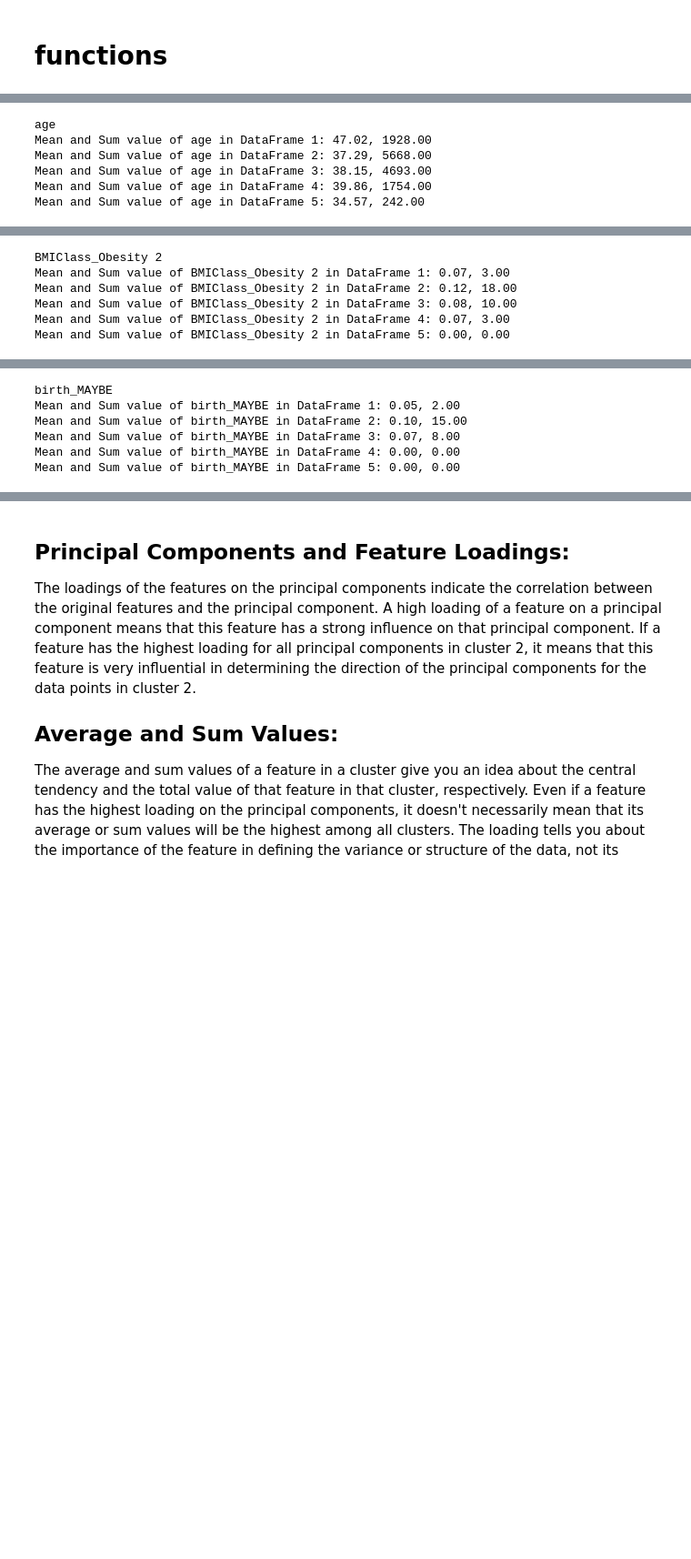
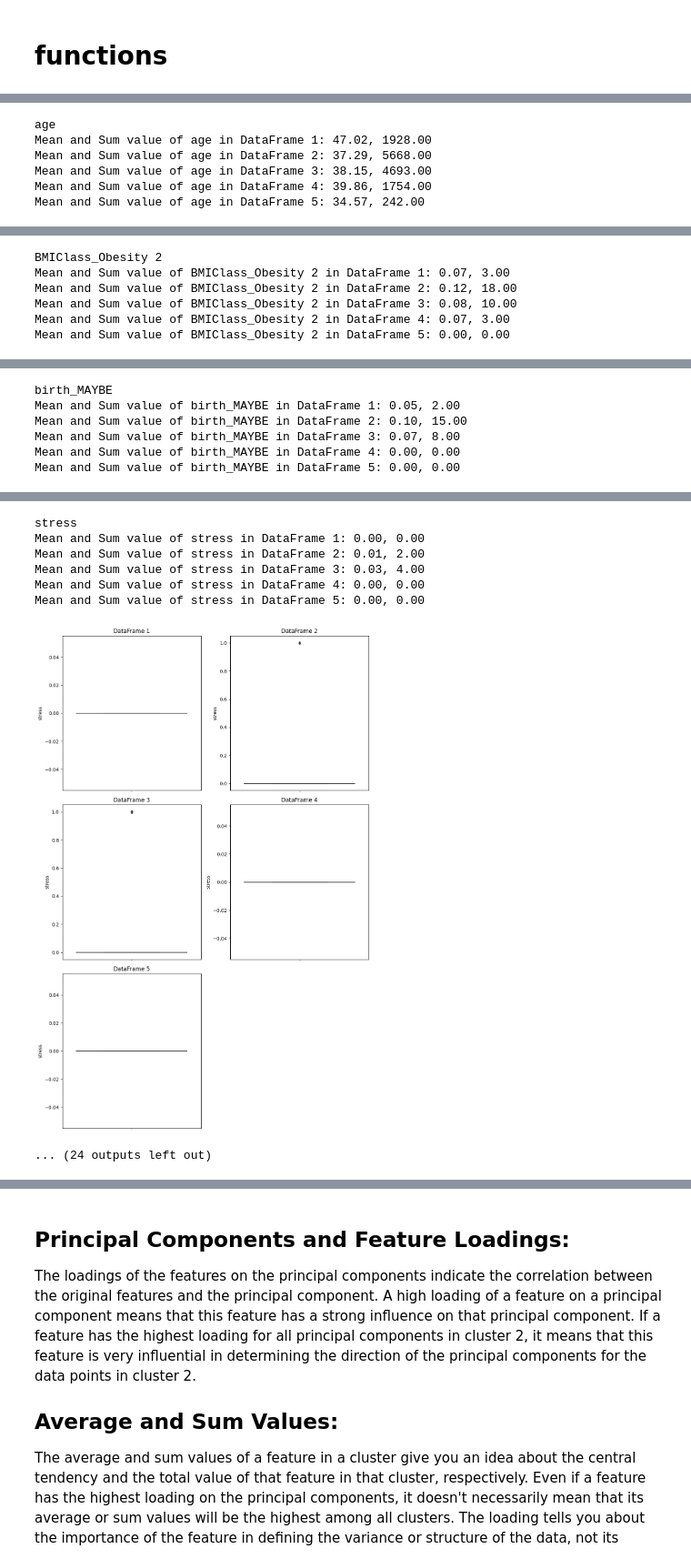
Before and after one commit to felixzhao/stat501-project, a Jupyter notebook: notebooks/V9_Analysis_of_5_clusters_features_loadings.ipynb, the cells around one changed output, grey strips where cells are left out. Shown at 91% size. Saved outputs shown, nothing was run; the diff lists cells and outputs as text; code cells hidden in the pictures; blank space fills up the shorter version.

```diff
--- a/notebooks/V9_Analysis_of_5_clusters_features_loadings.ipynb
+++ b/notebooks/V9_Analysis_of_5_clusters_features_loadings.ipynb
@@ -86,21 +86,27 @@ def info(dfs, col_name):
 # %%
 dfs = step_0_load(cluster_paths)
 # %%
-top5_cluster_1 = [ "MOOD",
+loading_features = [ "MOOD",
 "PAIN",
 "age",
 "BMIClass_Obesity 2",
 "birth_MAYBE",
-]
-
-top5_cluster_3 = [ "ALCOHOL",
+"stress",
+"ALCOHOL",
+"hasEverHadWeightGoal",
+"citizenHeight",
 "receivedMessageCount",
 "max_messagetext_length",
 "hasEndedAdvisory",
-"age"
+"MEDICINE",
+"advisorId",
+"DIET_RULES",
+"BMIClass_Underweight",
+"citizenId",
+"hasEverHadActivityGoal",
 ]
 # %%
-for col_name in top5_cluster_1:
+for col_name in loading_features:
     print(col_name)
 
     info(dfs, col_name)
@@ -115,30 +121,38 @@ Mean and Sum value of MOOD in DataFrame 4: 0.30, 13.00
 Mean and Sum value of MOOD in DataFrame 5: 0.00, 0.00
 [figure]
 PAIN
 Mean and Sum value of PAIN in DataFrame 1: 2.41, 99.00
 Mean and Sum value of PAIN in DataFrame 2: 0.22, 33.00
 Mean and Sum value of PAIN in DataFrame 3: 10.24, 1259.00
 Mean and Sum value of PAIN in DataFrame 4: 0.25, 11.00
 Mean and Sum value of PAIN in DataFrame 5: 0.00, 0.00
 [figure]
 age
 Mean and Sum value of age in DataFrame 1: 47.02, 1928.00
 Mean and Sum value of age in DataFrame 2: 37.29, 5668.00
 Mean and Sum value of age in DataFrame 3: 38.15, 4693.00
 Mean and Sum value of age in DataFrame 4: 39.86, 1754.00
 Mean and Sum value of age in DataFrame 5: 34.57, 242.00
 [figure]
 BMIClass_Obesity 2
 Mean and Sum value of BMIClass_Obesity 2 in DataFrame 1: 0.07, 3.00
 Mean and Sum value of BMIClass_Obesity 2 in DataFrame 2: 0.12, 18.00
 Mean and Sum value of BMIClass_Obesity 2 in DataFrame 3: 0.08, 10.00
 Mean and Sum value of BMIClass_Obesity 2 in DataFrame 4: 0.07, 3.00
 Mean and Sum value of BMIClass_Obesity 2 in DataFrame 5: 0.00, 0.00
 [figure]
 birth_MAYBE
 Mean and Sum value of birth_MAYBE in DataFrame 1: 0.05, 2.00
 Mean and Sum value of birth_MAYBE in DataFrame 2: 0.10, 15.00
 Mean and Sum value of birth_MAYBE in DataFrame 3: 0.07, 8.00
 Mean and Sum value of birth_MAYBE in DataFrame 4: 0.00, 0.00
 Mean and Sum value of birth_MAYBE in DataFrame 5: 0.00, 0.00
 [figure]
+stress
+Mean and Sum value of stress in DataFrame 1: 0.00, 0.00
+Mean and Sum value of stress in DataFrame 2: 0.01, 2.00
+Mean and Sum value of stress in DataFrame 3: 0.03, 4.00
+Mean and Sum value of stress in DataFrame 4: 0.00, 0.00
+Mean and Sum value of stress in DataFrame 5: 0.00, 0.00
+[figure, added]
+... (24 outputs left out)
```
Also changed, not shown: parts of 1 cell of this notebook.
